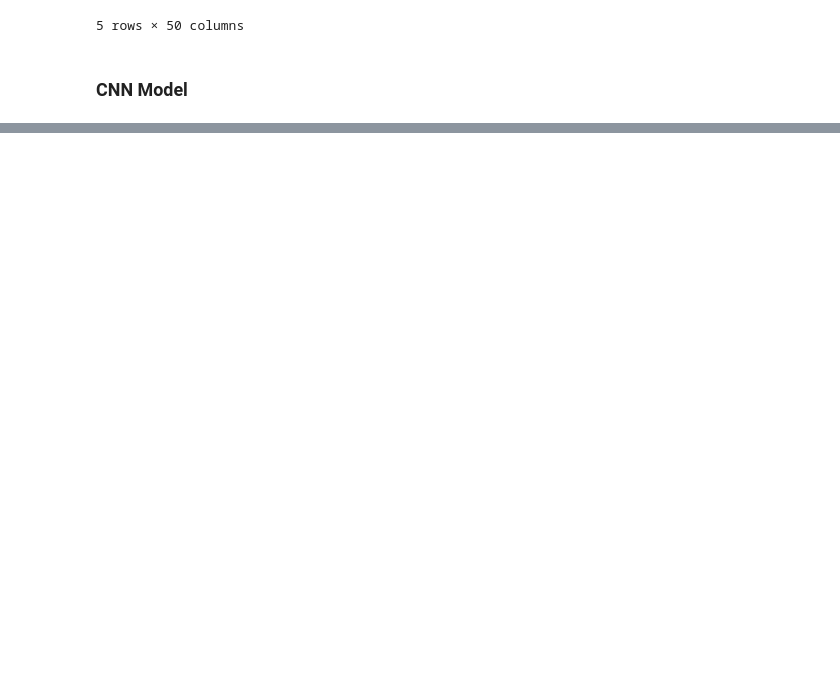
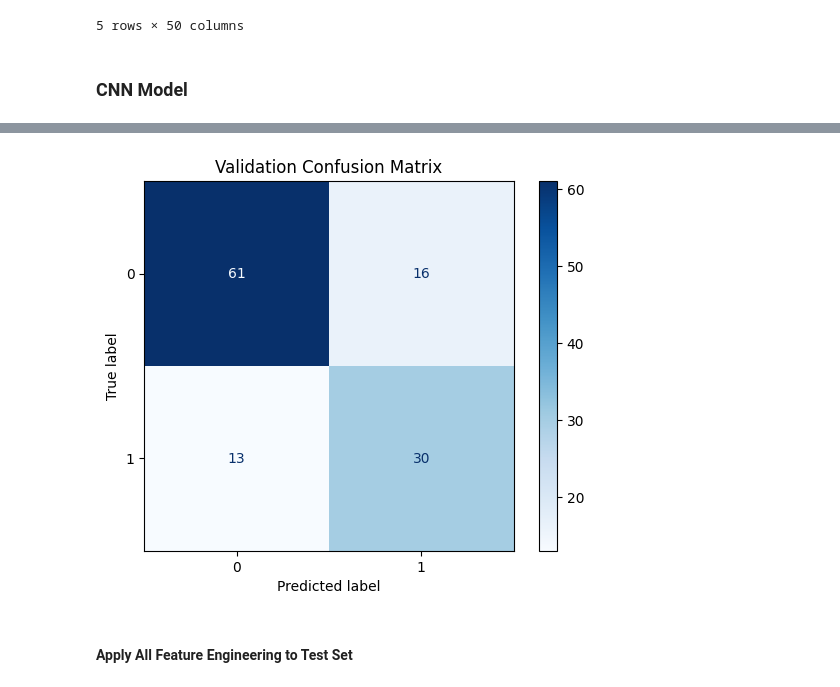
Before and after one commit to AI-Moguls/Week8_AI_For_SoftwareEngineering-, a Jupyter notebook: index.ipynb, the cells around one changed output, grey strips where cells are left out. Drawn from its saved outputs; the diff is of its cells as text; code cells hidden in the pictures; blank space fills up the shorter version.

```diff
--- a/index.ipynb
+++ b/index.ipynb
@@ -442,0 +505,9 @@ s2_test = s2[s2["ID"].isin(test_ids)]
+# %%
+# Predict on validation set
+y_val_pred = np.argmax(model.predict(X_val_cnn), axis=1)
+cm = confusion_matrix(np.argmax(y_val_cnn, axis=1), y_val_pred)
+disp = ConfusionMatrixDisplay(confusion_matrix=cm)
+disp.plot(cmap='Blues')
+plt.title('Validation Confusion Matrix')
+plt.show()
+# %% [output]
@@ -442,0 +515,3 @@ s2_test = s2[s2["ID"].isin(test_ids)]
+[figure, added]
+# %% [markdown]
+#### Apply All Feature Engineering to Test Set
```
Also changed, not shown: parts of 16 cells of this notebook.
